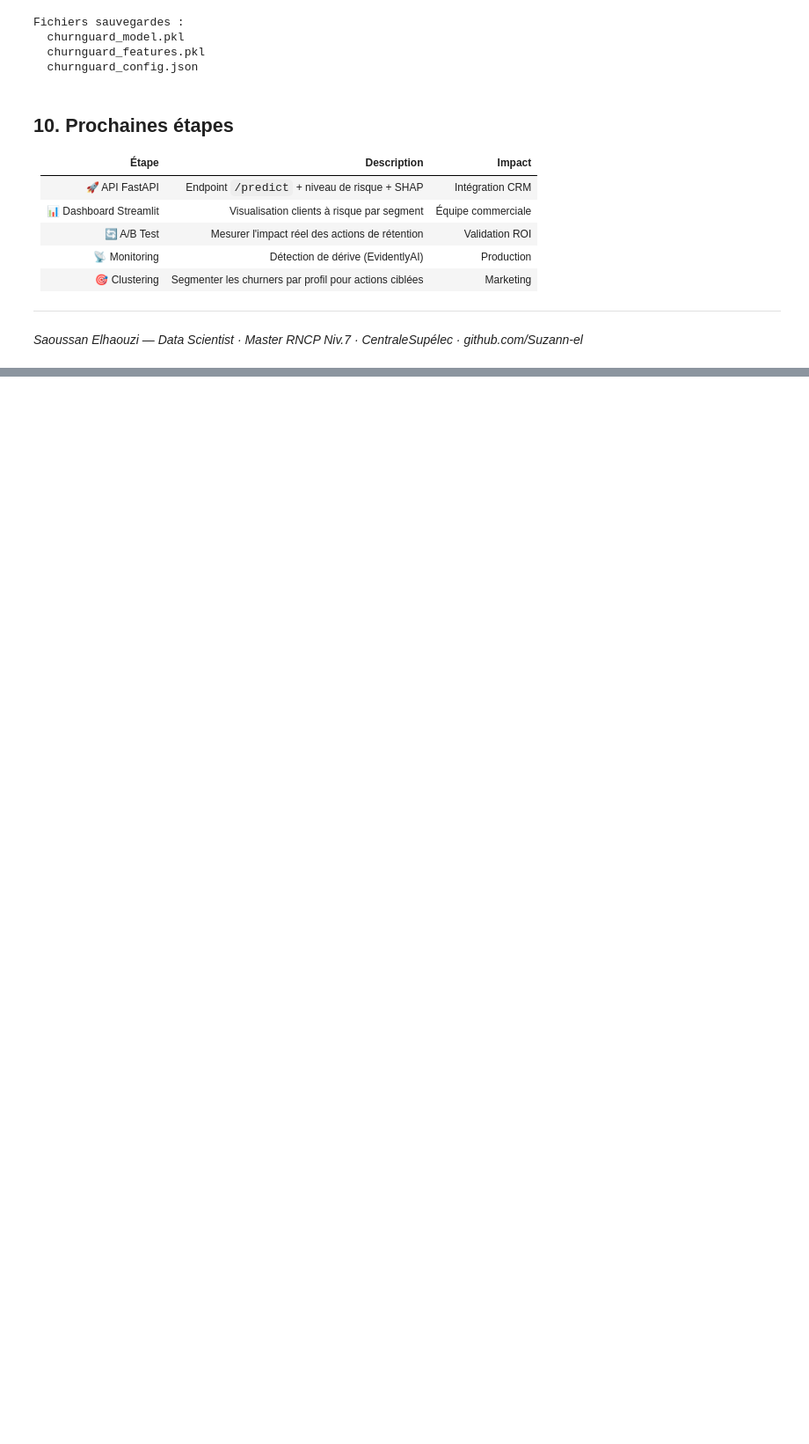
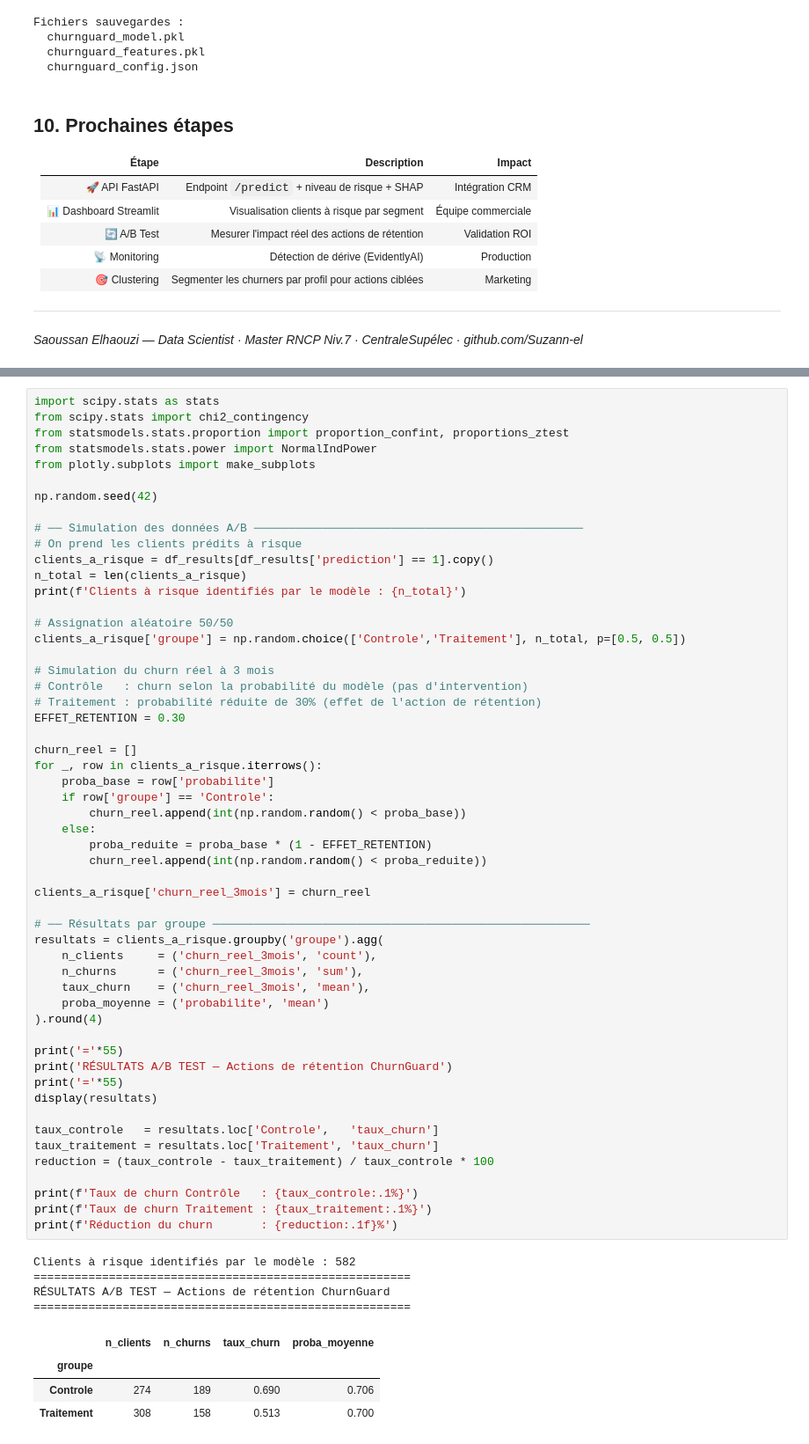
Before and after one commit to Suzann-el/ChurnGuard, a Jupyter notebook: ChurnGuard_notebook_v2.ipynb, the cells around one changed output, grey strips where cells are left out. Shown at 88% size. Drawn from its saved outputs; the diff is of its cells as text; blank space fills up the shorter version.

```diff
--- a/ChurnGuard_notebook_v2.ipynb
+++ b/ChurnGuard_notebook_v2.ipynb
@@ -1027,0 +1041,63 @@ Fichiers sauvegardes :
+# %%
+import scipy.stats as stats
+from scipy.stats import chi2_contingency
+from statsmodels.stats.proportion import proportion_confint, proportions_ztest
+from statsmodels.stats.power import NormalIndPower
+from plotly.subplots import make_subplots
+
+np.random.seed(42)
+
+# ── Simulation des données A/B ────────────────────────────────────────────────
+# On prend les clients prédits à risque
+clients_a_risque = df_results[df_results['prediction'] == 1].copy()
+n_total = len(clients_a_risque)
+print(f'Clients à risque identifiés par le modèle : {n_total}')
+
+# Assignation aléatoire 50/50
+clients_a_risque['groupe'] = np.random.choice(['Controle','Traitement'], n_total, p=[0.5, 0.5])
+
+# Simulation du churn réel à 3 mois
+# Contrôle   : churn selon la probabilité du modèle (pas d'intervention)
+# Traitement : probabilité réduite de 30% (effet de l'action de rétention)
+EFFET_RETENTION = 0.30
+
+churn_reel = []
+for _, row in clients_a_risque.iterrows():
+    proba_base = row['probabilite']
+    if row['groupe'] == 'Controle':
+        churn_reel.append(int(np.random.random() < proba_base))
+    else:
+        proba_reduite = proba_base * (1 - EFFET_RETENTION)
+        churn_reel.append(int(np.random.random() < proba_reduite))
+
+clients_a_risque['churn_reel_3mois'] = churn_reel
+
+# ── Résultats par groupe ───────────────────────────────────────────────────────
+resultats = clients_a_risque.groupby('groupe').agg(
+    n_clients     = ('churn_reel_3mois', 'count'),
+    n_churns      = ('churn_reel_3mois', 'sum'),
+    taux_churn    = ('churn_reel_3mois', 'mean'),
+    proba_moyenne = ('probabilite', 'mean')
+).round(4)
+
+print('='*55)
+print('RÉSULTATS A/B TEST — Actions de rétention ChurnGuard')
+print('='*55)
+display(resultats)
+
+taux_controle   = resultats.loc['Controle',   'taux_churn']
+taux_traitement = resultats.loc['Traitement', 'taux_churn']
+reduction = (taux_controle - taux_traitement) / taux_controle * 100
+
+print(f'Taux de churn Contrôle   : {taux_controle:.1%}')
+print(f'Taux de churn Traitement : {taux_traitement:.1%}')
+print(f'Réduction du churn       : {reduction:.1f}%')
+# %% [output]
+Clients à risque identifiés par le modèle : 582
+=======================================================
+RÉSULTATS A/B TEST — Actions de rétention ChurnGuard
+=======================================================
+|  | n_clients | n_churns | taux_churn | proba_moyenne |
+| groupe |  |  |  |  |
+| Controle | 274 | 189 | 0.690 | 0.706 |
+| Traitement | 308 | 158 | 0.513 | 0.700 |
```
Also changed, not shown: parts of 6 cells of this notebook.
